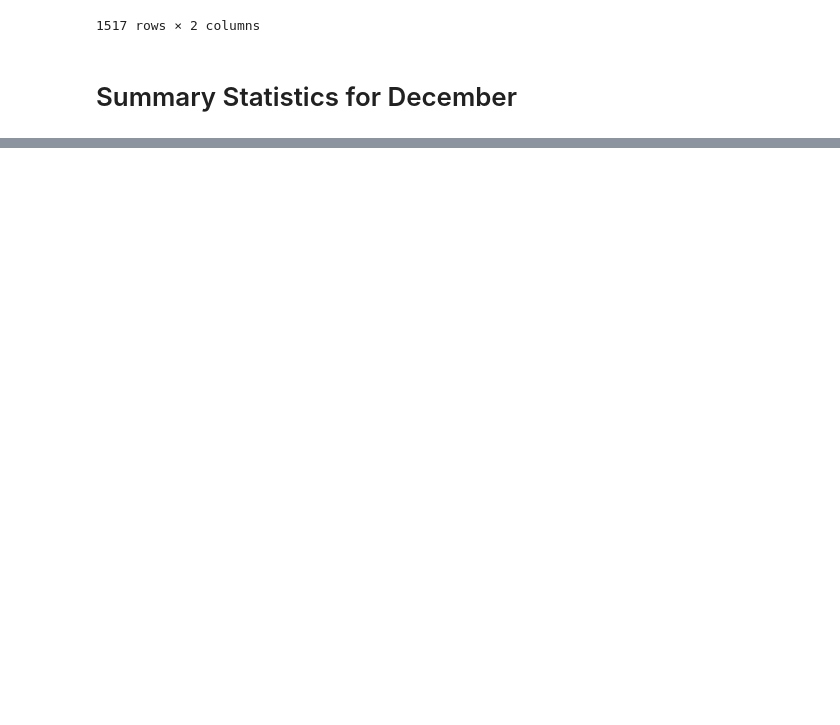
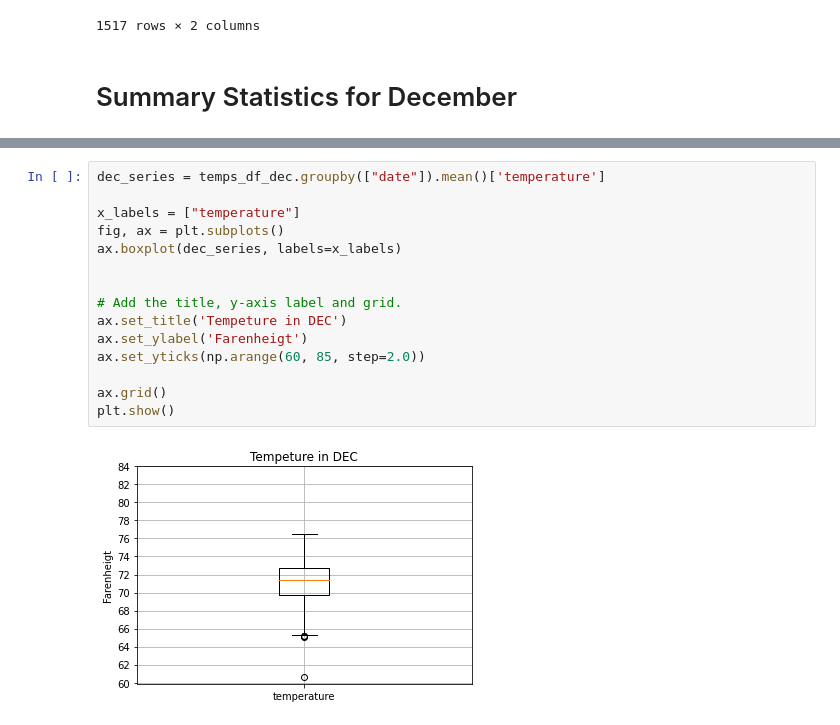
Before and after one commit to carlosdiaz77/Challenge_9_Surfs_up, a Jupyter notebook: SurfsUp_Challenge_starter_code.ipynb, the cells around one changed output, grey strips where cells are left out. Saved outputs shown, nothing was run; the diff lists cells and outputs as text; blank space fills up the shorter version.

```diff
--- a/SurfsUp_Challenge_starter_code.ipynb
+++ b/SurfsUp_Challenge_starter_code.ipynb
@@ -114,0 +135,17 @@ temps_df_dec.describe()
+# %%
+dec_series = temps_df_dec.groupby(["date"]).mean()['temperature']
+
+x_labels = ["temperature"]
+fig, ax = plt.subplots()
+ax.boxplot(dec_series, labels=x_labels)
+
+
+# Add the title, y-axis label and grid.
+ax.set_title('Tempeture in DEC')
+ax.set_ylabel('Farenheigt')
+ax.set_yticks(np.arange(60, 85, step=2.0))
+
+ax.grid()
+plt.show()
+# %% [output]
+[figure, added]
```
Also changed, not shown: parts of 7 cells of this notebook, 6 other files.
